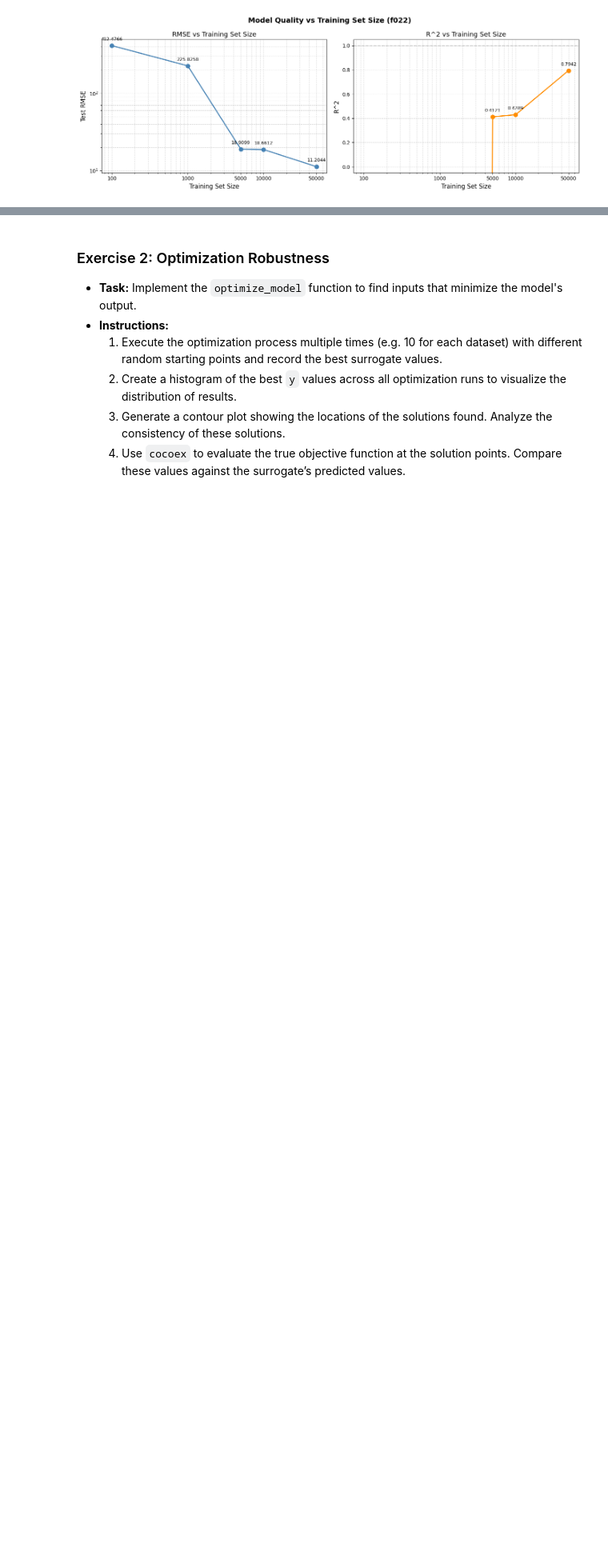
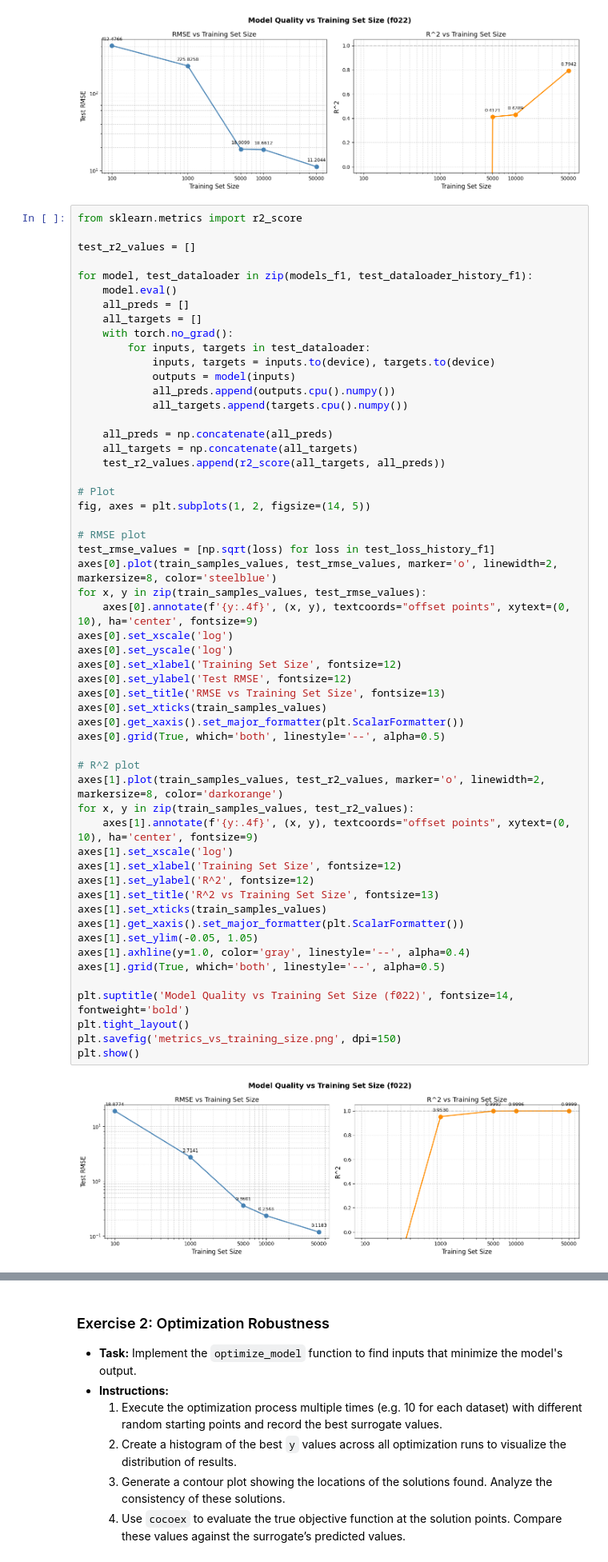
Before and after one commit to mateuszlampert/agh-stochastic-ml, a Jupyter notebook: lab4/instructions.ipynb, the cells around one changed output, grey strips where cells are left out. Shown at 80% size. Drawn from its saved outputs; the diff is of its cells as text; blank space fills up the shorter version.

```diff
--- a/lab4/instructions.ipynb
+++ b/lab4/instructions.ipynb
@@ -569,3 +569,60 @@ plt.savefig('metrics_vs_training_size.png', dpi=150)
 plt.show()
 # %% [output]
 [figure]
+# %%
+from sklearn.metrics import r2_score
+
+test_r2_values = []
+
+for model, test_dataloader in zip(models_f1, test_dataloader_history_f1):
+    model.eval()
+    all_preds = []
+    all_targets = []
+    with torch.no_grad():
+        for inputs, targets in test_dataloader:
+            inputs, targets = inputs.to(device), targets.to(device)
+            outputs = model(inputs)
+            all_preds.append(outputs.cpu().numpy())
+            all_targets.append(targets.cpu().numpy())
+
+    all_preds = np.concatenate(all_preds)
+    all_targets = np.concatenate(all_targets)
+    test_r2_values.append(r2_score(all_targets, all_preds))
+
+# Plot
+fig, axes = plt.subplots(1, 2, figsize=(14, 5))
+
+# RMSE plot
+test_rmse_values = [np.sqrt(loss) for loss in test_loss_history_f1]
+axes[0].plot(train_samples_values, test_rmse_values, marker='o', linewidth=2, markersize=8, color='steelblue')
+for x, y in zip(train_samples_values, test_rmse_values):
+    axes[0].annotate(f'{y:.4f}', (x, y), textcoords="offset points", xytext=(0, 10), ha='center', fontsize=9)
+axes[0].set_xscale('log')
+axes[0].set_yscale('log')
+axes[0].set_xlabel('Training Set Size', fontsize=12)
+axes[0].set_ylabel('Test RMSE', fontsize=12)
+axes[0].set_title('RMSE vs Training Set Size', fontsize=13)
+axes[0].set_xticks(train_samples_values)
+axes[0].get_xaxis().set_major_formatter(plt.ScalarFormatter())
+axes[0].grid(True, which='both', linestyle='--', alpha=0.5)
+
+# R^2 plot
+axes[1].plot(train_samples_values, test_r2_values, marker='o', linewidth=2, markersize=8, color='darkorange')
+for x, y in zip(train_samples_values, test_r2_values):
+    axes[1].annotate(f'{y:.4f}', (x, y), textcoords="offset points", xytext=(0, 10), ha='center', fontsize=9)
+axes[1].set_xscale('log')
+axes[1].set_xlabel('Training Set Size', fontsize=12)
+axes[1].set_ylabel('R^2', fontsize=12)
+axes[1].set_title('R^2 vs Training Set Size', fontsize=13)
+axes[1].set_xticks(train_samples_values)
+axes[1].get_xaxis().set_major_formatter(plt.ScalarFormatter())
+axes[1].set_ylim(-0.05, 1.05)
+axes[1].axhline(y=1.0, color='gray', linestyle='--', alpha=0.4)
+axes[1].grid(True, which='both', linestyle='--', alpha=0.5)
+
+plt.suptitle('Model Quality vs Training Set Size (f022)', fontsize=14, fontweight='bold')
+plt.tight_layout()
+plt.savefig('metrics_vs_training_size.png', dpi=150)
+plt.show()
+# %% [output]
+[figure, added]
```
Also changed, not shown: parts of 5 cells of this notebook.
